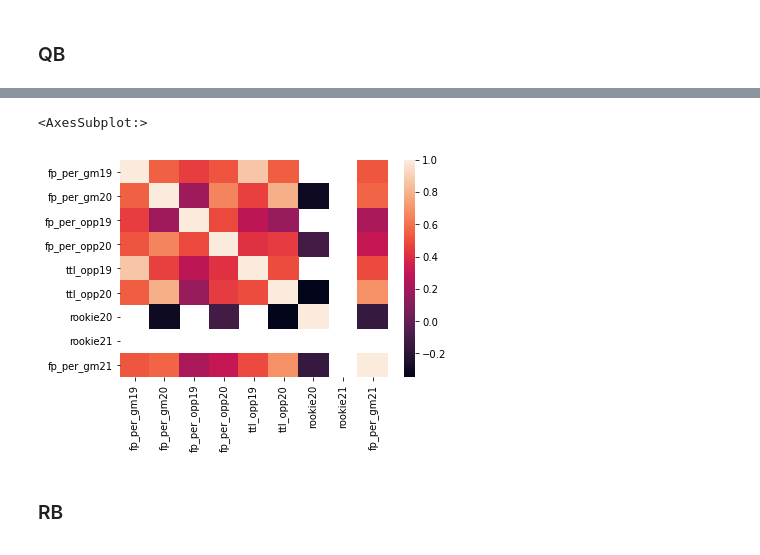
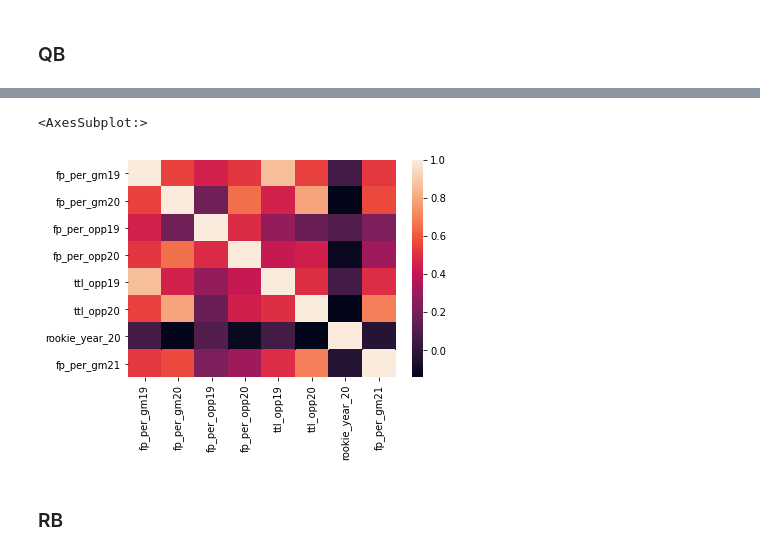
Before and after one commit to stephenkuc/Predicting_Fantasy_Football_Scores, a Jupyter notebook: FF_Analysis_ffpoints.ipynb, the cells around one changed output, grey strips where cells are left out. Drawn from its saved outputs; the diff is of its cells as text; code cells hidden in the pictures.

```diff
--- a/FF_Analysis_ffpoints.ipynb
+++ b/FF_Analysis_ffpoints.ipynb
@@ -408,6 +408,25 @@ ff_all['fp_per_opp20'] = ff_all['FantasyPoints_20'] / ff_all['ttl_opp20']
 ff_all['fp_per_gm19'] = ff_all['FantasyPoints_19'] / ff_all['G_19']
 ff_all['fp_per_gm20'] = ff_all['FantasyPoints_20'] / ff_all['G_20']
 ff_all['fp_per_gm21'] = ff_all['FantasyPoints_21'] / ff_all['G_21']
+
+
+# if rookie year
+
+ff_all['rookie19'] = np.where(ff_all['years_exp_19'] == 0, 1, 0)
+ff_all['rookie20'] = np.where(ff_all['years_exp_20'] == 0, 1, 0)
+ff_all['rookie21'] = np.where(ff_all['years_exp_21'] == 0, 1, 0)
+
+# Half-ppr scoring
+
+ff_all['FantasyPoints_19hppr'] = ff_all['FantasyPoints_19'] + (.5 * ff_all['Rec_19'])
+ff_all['FantasyPoints_20hppr'] = ff_all['FantasyPoints_20'] + (.5 * ff_all['Rec_20'])
+ff_all['FantasyPoints_21hppr'] = ff_all['FantasyPoints_21'] + (.5 * ff_all['Rec_21'])
+
+# fantasy points per game, hppr
+
+ff_all['fp_per_gm19hppr'] = ff_all['FantasyPoints_19hppr'] / ff_all['G_19']
+ff_all['fp_per_gm20hppr'] = ff_all['FantasyPoints_20hppr'] / ff_all['G_20']
+ff_all['fp_per_gm21hppr'] = ff_all['FantasyPoints_21hppr'] / ff_all['G_21']
 # %%
 ff_all.columns
 # %% [output]
@@ -535,9 +558,9 @@ Text(0, 0.5, 'QB Fantasy points in previous season (2020)')
 # %%
-sns.heatmap(ff_qb_pts[['fp_per_gm19','fp_per_gm20', 'fp_per_opp19', 'fp_per_opp20', 'ttl_opp19', 'ttl_opp20', 'rookie20',
-                       'rookie21',
+sns.heatmap(ff_qb_pts[['fp_per_gm19','fp_per_gm20', 'fp_per_opp19', 'fp_per_opp20', 'ttl_opp19', 'ttl_opp20',
+                       'rookie_year_20',
                        'fp_per_gm21']].corr())
 # %% [output]
 <AxesSubplot:>
-[figure, old version]
+[figure, new version]
 # %% [markdown]
 ### RB
```
Also changed, not shown: parts of 76 cells of this notebook.
